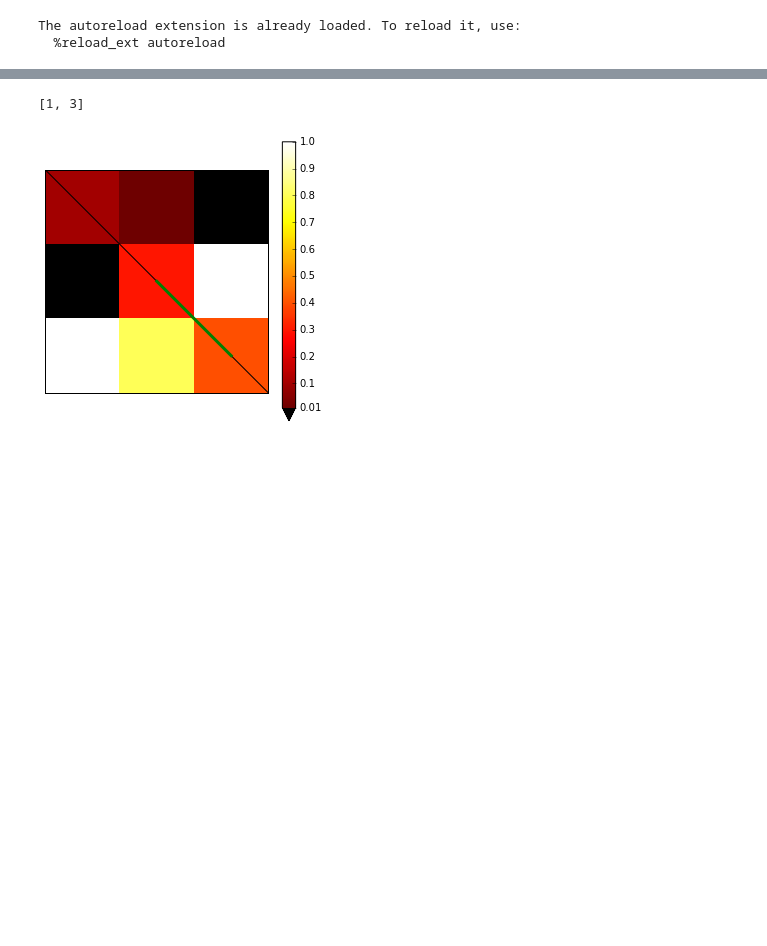
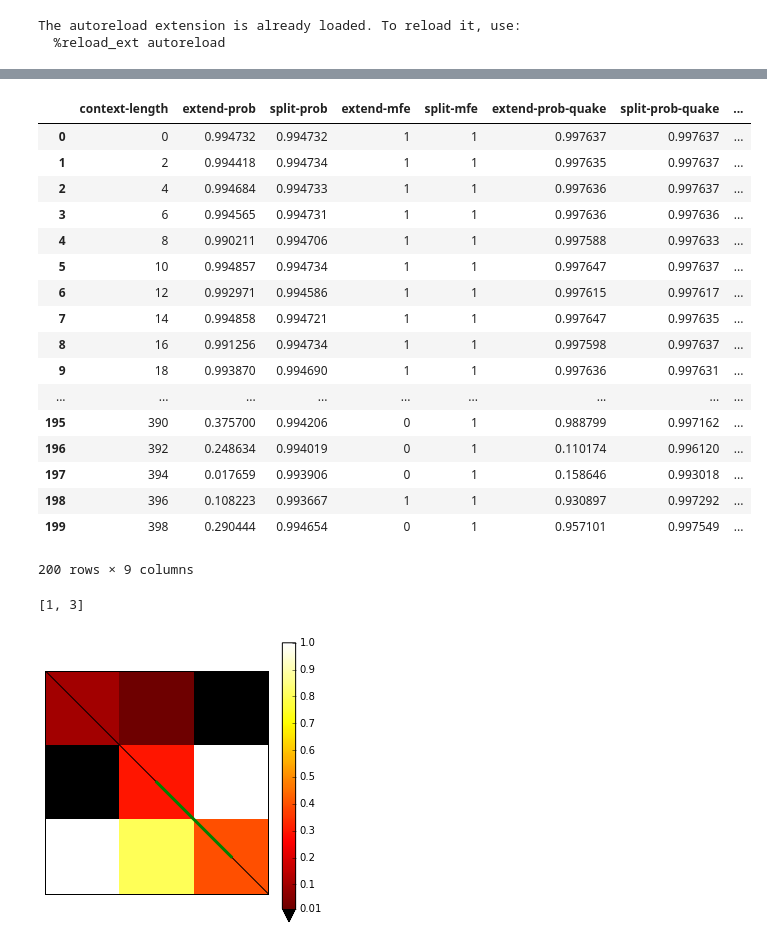
Before and after one commit to mmiladi/mmfold, a Jupyter notebook: local_dotplot/LocalDotplot.ipynb, the cells around one changed output, grey strips where cells are left out. Saved outputs shown, nothing was run; the diff lists cells and outputs as text; code cells hidden in the pictures; blank space fills up the shorter version.

```diff
--- a/local_dotplot/LocalDotplot.ipynb
+++ b/local_dotplot/LocalDotplot.ipynb
@@ -219,3 +259,25 @@ plot_scatter_df(df_trna_both, 'tRNA-Log-', scale='log', what='extend')
+# %%
+# df_trna_both_lovely = df_trna_both.copy()
+df_trna_both_lovely
+# %% [output]
+|  | context-length | extend-prob | split-prob | extend-mfe | split-mfe | extend-prob-quake | split-prob-quake | ... |
+| 0 | 0 | 0.994732 | 0.994732 | 1 | 1 | 0.997637 | 0.997637 | ... |
+| 1 | 2 | 0.994418 | 0.994734 | 1 | 1 | 0.997635 | 0.997637 | ... |
+| 2 | 4 | 0.994684 | 0.994733 | 1 | 1 | 0.997636 | 0.997637 | ... |
+| 3 | 6 | 0.994565 | 0.994731 | 1 | 1 | 0.997636 | 0.997636 | ... |
+| 4 | 8 | 0.990211 | 0.994706 | 1 | 1 | 0.997588 | 0.997633 | ... |
+| 5 | 10 | 0.994857 | 0.994734 | 1 | 1 | 0.997647 | 0.997637 | ... |
+| 6 | 12 | 0.992971 | 0.994586 | 1 | 1 | 0.997615 | 0.997617 | ... |
+| 7 | 14 | 0.994858 | 0.994721 | 1 | 1 | 0.997647 | 0.997635 | ... |
+| 8 | 16 | 0.991256 | 0.994734 | 1 | 1 | 0.997598 | 0.997637 | ... |
+| 9 | 18 | 0.993870 | 0.994690 | 1 | 1 | 0.997636 | 0.997631 | ... |
+| ... | ... | ... | ... | ... | ... | ... | ... | ... |
+| 195 | 390 | 0.375700 | 0.994206 | 0 | 1 | 0.988799 | 0.997162 | ... |
+| 196 | 392 | 0.248634 | 0.994019 | 0 | 1 | 0.110174 | 0.996120 | ... |
+| 197 | 394 | 0.017659 | 0.993906 | 0 | 1 | 0.158646 | 0.993018 | ... |
+| 198 | 396 | 0.108223 | 0.993667 | 1 | 1 | 0.930897 | 0.997292 | ... |
+| 199 | 398 | 0.290444 | 0.994654 | 0 | 1 | 0.957101 | 0.997549 | ... |
+200 rows × 9 columns
 # %%
 import random
 random.seed(10)
```
Also changed, not shown: parts of 6 cells of this notebook, 3 other files.
